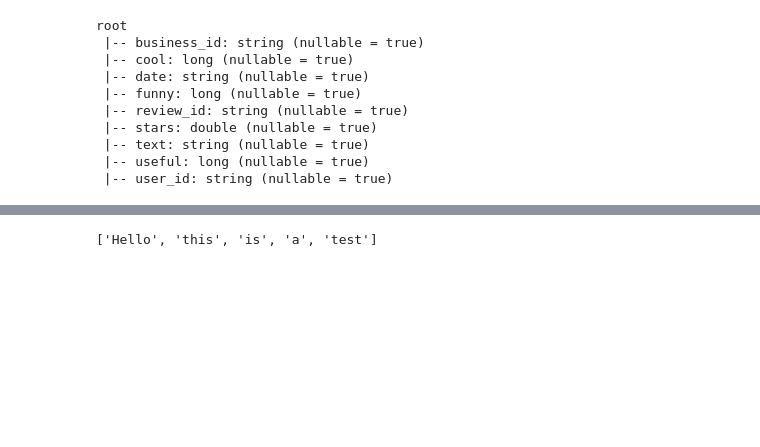
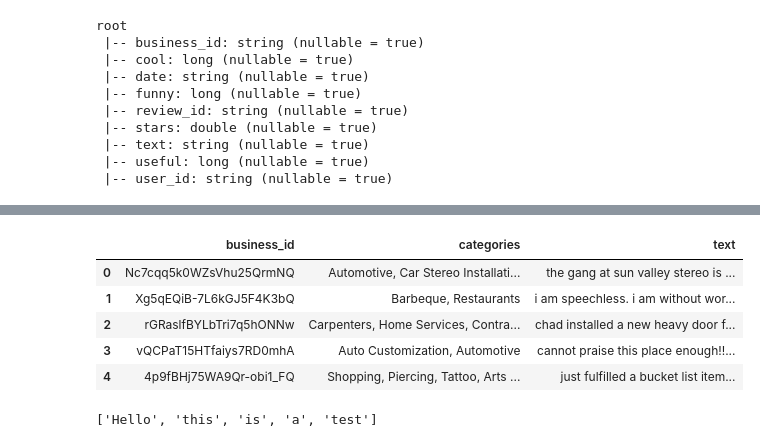
Before and after one commit to Cartercreid/CSPB4502_project_yelp, a Jupyter notebook: Important Factors.ipynb, the cells around one changed output, grey strips where cells are left out. Cells and saved outputs as stored; diff of their text form; code cells hidden in the pictures; blank space fills up the shorter version.

```diff
--- a/Important Factors.ipynb
+++ b/Important Factors.ipynb
@@ -105,4 +129,15 @@ phoenix_1_stars.head()
 | 2 | PZMpjUQ9_JVCf4Htu6vZYg | Hobby Shops, Appliances, Home & G... | ((( ladies beware))) don't ever t... |
 | 3 | KjicU7uxRt2KDEnO5cgxDQ | Shopping, Floral Designers, Event... | this company tried deliver flower... |
 | 4 | Sxe7h922Dqv9HzfTH-8O7w | Event Planning & Services, Hotels... | one of the crappier marriotts i'v... |
+# %%
+#lower-casing review text
+phoenix_5_stars['text'] = phoenix_5_stars['text'].apply(lambda x: x.lower())
+phoenix_5_stars.head()
+# %% [output]
+|  | business_id | categories | text |
+| 0 | Nc7cqq5k0WZsVhu25QrmNQ | Automotive, Car Stereo Installati... | the gang at sun valley stereo is ... |
+| 1 | Xg5qEQiB-7L6kGJ5F4K3bQ | Barbeque, Restaurants | i am speechless. i am without wor... |
+| 2 | rGRaslfBYLbTri7q5hONNw | Carpenters, Home Services, Contra... | chad installed a new heavy door f... |
+| 3 | vQCPaT15HTfaiys7RD0mhA | Auto Customization, Automotive | cannot praise this place enough!!... |
+| 4 | 4p9fBHj75WA9Qr-obi1_FQ | Shopping, Piercing, Tattoo, Arts ... | just fulfilled a bucket list item... |
 # %%
```
Also changed, not shown: parts of 36 cells of this notebook.
